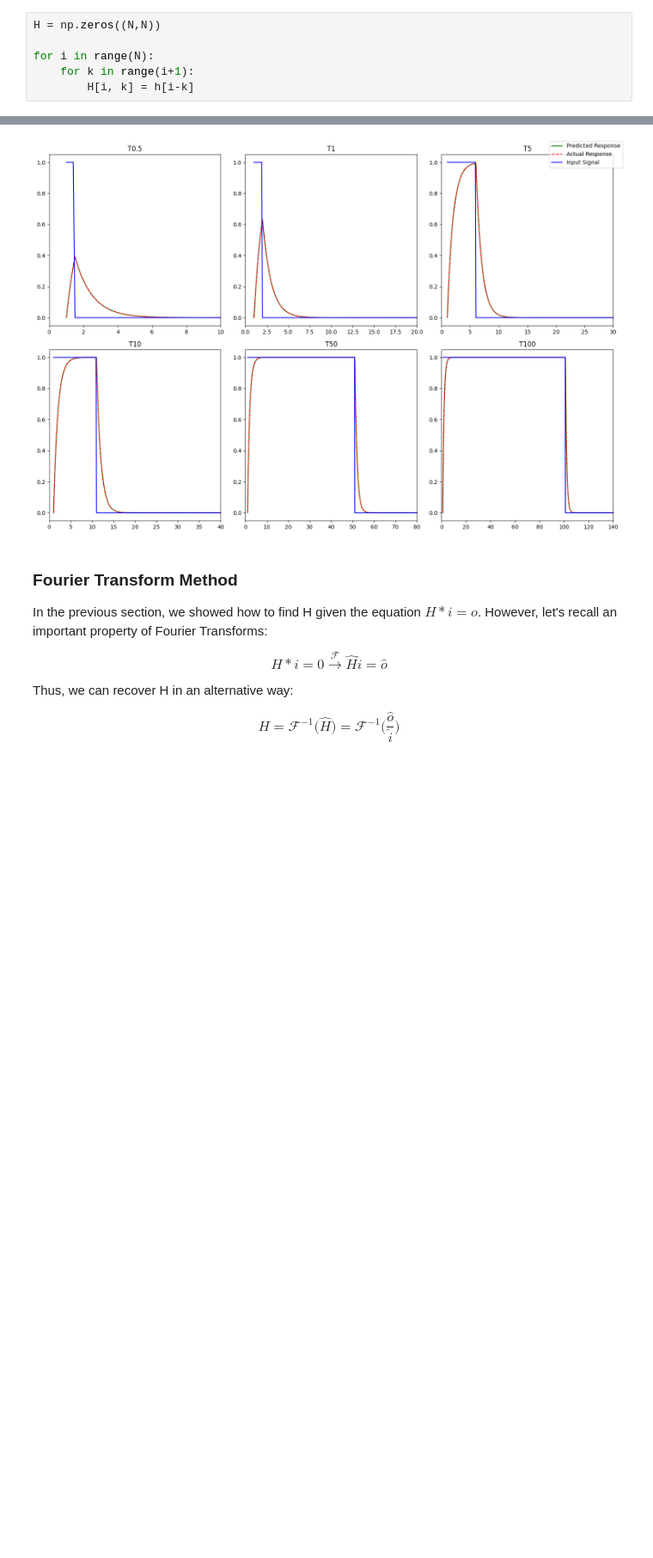
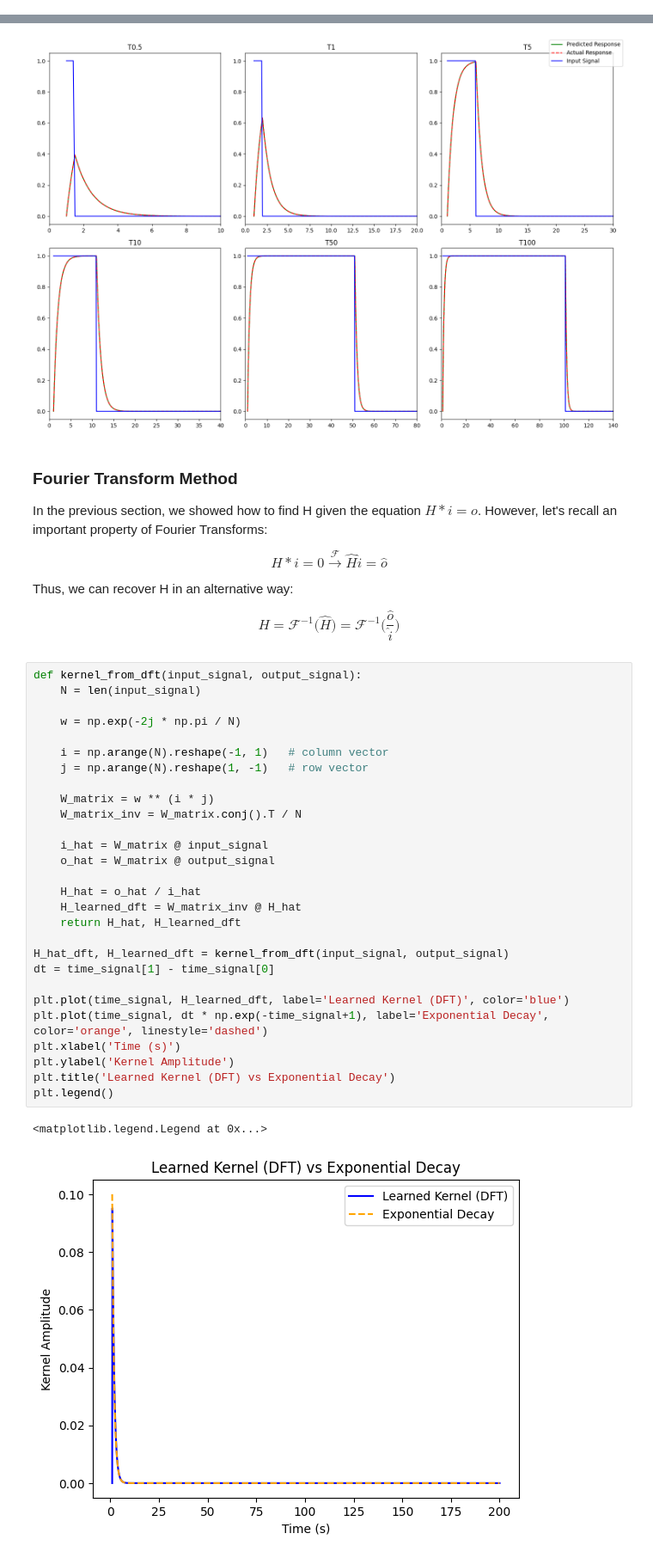
Before and after one commit to mathieusalz/LSMS_NeuralOperator_Tutorial, a Jupyter notebook: 1_LinearPulse_RecoverTransferFunction.ipynb, the cells around one changed output, grey strips where cells are left out. Shown at 86% size. Saved outputs shown, nothing was run; the diff lists cells and outputs as text; blank space fills up the shorter version.

```diff
--- a/1_LinearPulse_RecoverTransferFunction.ipynb
+++ b/1_LinearPulse_RecoverTransferFunction.ipynb
@@ -285,11 +207,5 @@ h = np.linalg.solve(I, output_signal)
 # %% [markdown]
 Finally, we reconstruct the matrix $H$ from $h$:
-# %%
-H = np.zeros((N,N))
-
-for i in range(N):
-    for k in range(i+1):
-        H[i, k] = h[i-k]
 # %% [markdown]
 We just need to make sure that the $H$ we found maps the input signal to the correct output signal
 # %%
@@ -401,4 +318,35 @@ Thus, we can recover H in an alternative way:
 $$
 H = \mathcal{F}^{-1} \!\Biggl( \hat{H} \Biggr) = \mathcal{F}^{-1} \!\Biggl( \frac{\hat{o}}{\hat{i}} \Biggr)
 $$
+# %%
+def kernel_from_dft(input_signal, output_signal):
+    N = len(input_signal)
+
+    w = np.exp(-2j * np.pi / N)
+
+    i = np.arange(N).reshape(-1, 1)   # column vector
+    j = np.arange(N).reshape(1, -1)   # row vector
+
+    W_matrix = w ** (i * j)
+    W_matrix_inv = W_matrix.conj().T / N
+
+    i_hat = W_matrix @ input_signal
+    o_hat = W_matrix @ output_signal
+
+    H_hat = o_hat / i_hat
+    H_learned_dft = W_matrix_inv @ H_hat
+    return H_hat, H_learned_dft
+
+H_hat_dft, H_learned_dft = kernel_from_dft(input_signal, output_signal)
+dt = time_signal[1] - time_signal[0]
+
+plt.plot(time_signal, H_learned_dft, label='Learned Kernel (DFT)', color='blue')
+plt.plot(time_signal, dt * np.exp(-time_signal+1), label='Exponential Decay', color='orange', linestyle='dashed')
+plt.xlabel('Time (s)')
+plt.ylabel('Kernel Amplitude')
+plt.title('Learned Kernel (DFT) vs Exponential Decay')
+plt.legend()
+# %% [output]
+<matplotlib.legend.Legend at 0x...>
+[figure, added]
 # %%
```
Also changed, not shown: parts of 14 cells of this notebook.
